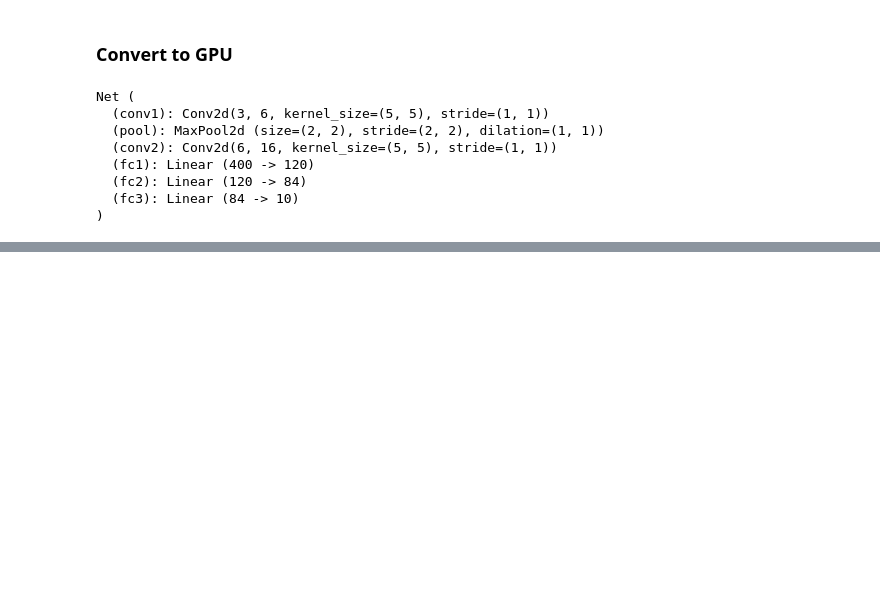
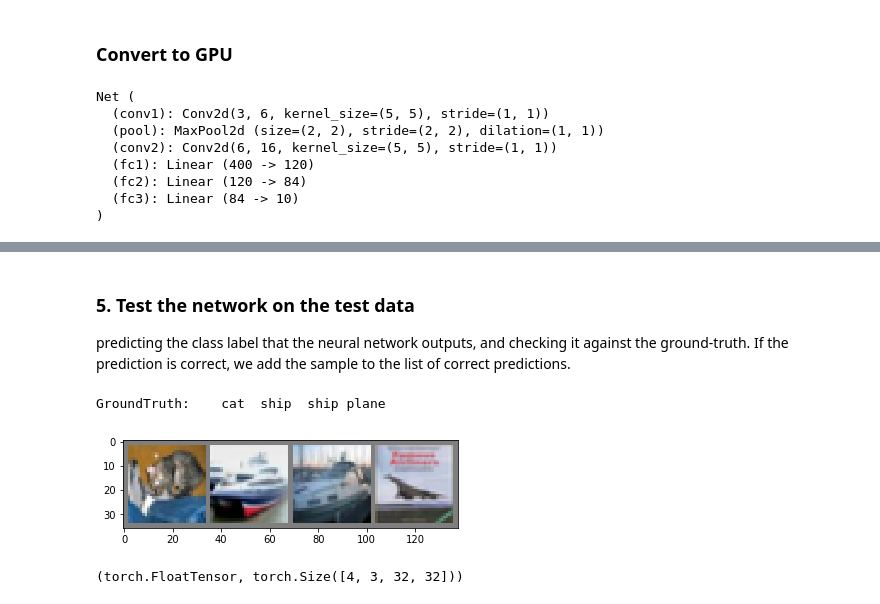
Before and after one commit to amiltonwong/pytorch_practice, a Jupyter notebook: pytorch_60min_part3_classifier.ipynb, the cells around one changed output, grey strips where cells are left out. Cells and saved outputs as stored; diff of their text form; code cells hidden in the pictures; blank space fills up the shorter version.

```diff
--- a/pytorch_60min_part3_classifier.ipynb
+++ b/pytorch_60min_part3_classifier.ipynb
@@ -211,0 +232,18 @@ TypeError: add_ received an invalid combination of arguments - got (int, torch.c
+# %% [markdown]
+### 5. Test the network on the test data
+predicting the class label that the neural network outputs, and checking it against the ground-truth. If the prediction is correct, we add the sample to the list of correct predictions.
+# %%
+# Let us display an image from the test set to get familiar.
+dataiter = iter(testloader)
+images, labels = dataiter.next()
+
+# print images
+imshow(torchvision.utils.make_grid(images))
+print('GroundTruth: ', ' '.join('%5s' % classes[labels[j]] for j in range(4)))
+# %% [output]
+GroundTruth:    cat  ship  ship plane
+[figure, added]
+# %%
+type(images), images.size()
+# %% [output]
+(torch.FloatTensor, torch.Size([4, 3, 32, 32]))
```
Also changed, not shown: parts of 5 cells of this notebook, 1 other file.
